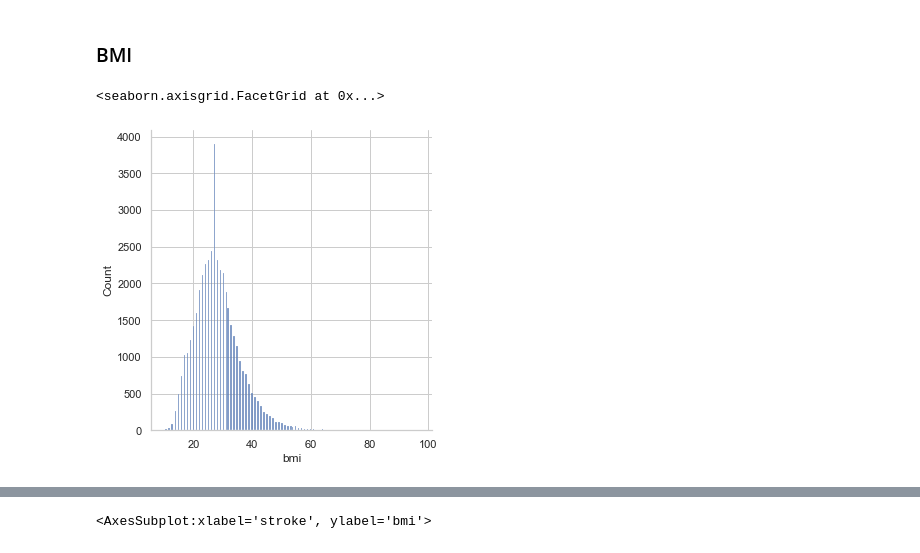
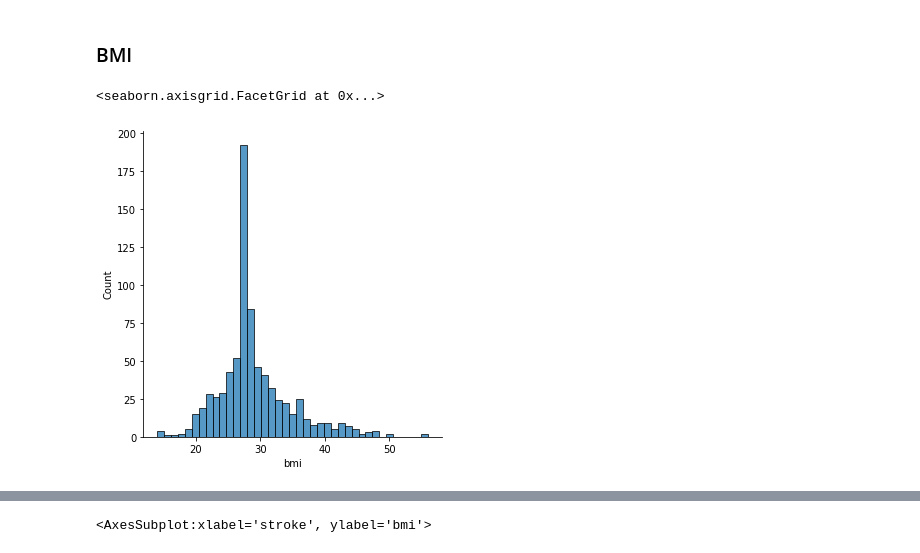
Before and after one commit to sadayas/strokerisks, a Jupyter notebook: Stroke_Data_Exploration.ipynb, the cells around one changed output, grey strips where cells are left out. Saved outputs shown, nothing was run; the diff lists cells and outputs as text; code cells hidden in the pictures.

```diff
--- a/Stroke_Data_Exploration.ipynb
+++ b/Stroke_Data_Exploration.ipynb
@@ -433,7 +502,7 @@ sns.boxplot(data=df, x='stroke', y='age')
 # %% [markdown]
 ### BMI
 # %%
-sns.displot(df['bmi'])
+sns.displot(stroke_df['bmi'])
 # %% [output]
 <seaborn.axisgrid.FacetGrid at 0x...>
-[figure, old version]
+[figure, new version]
```
Also changed, not shown: parts of 11 cells of this notebook, 4 other files.
